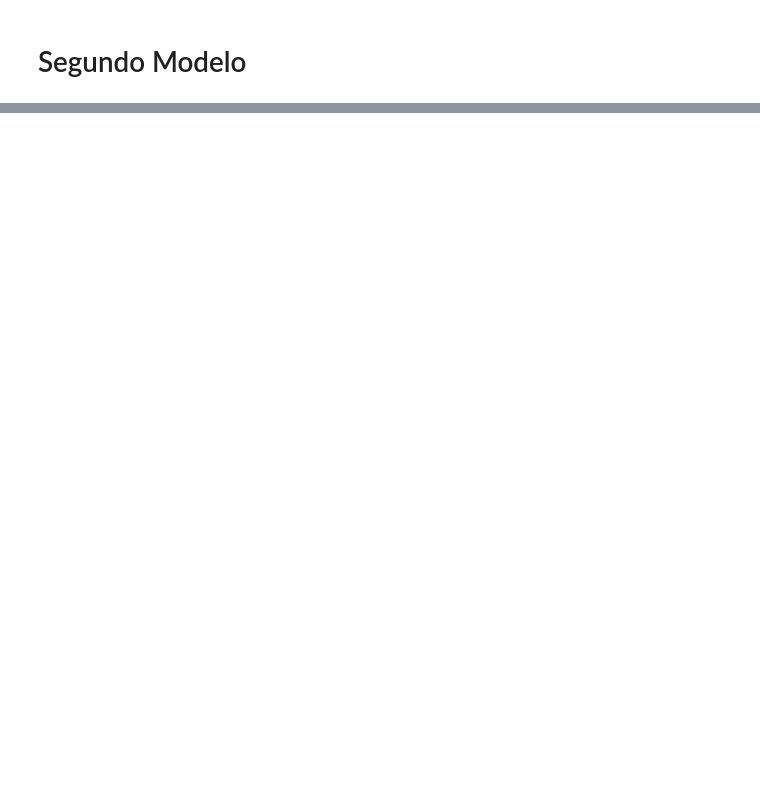
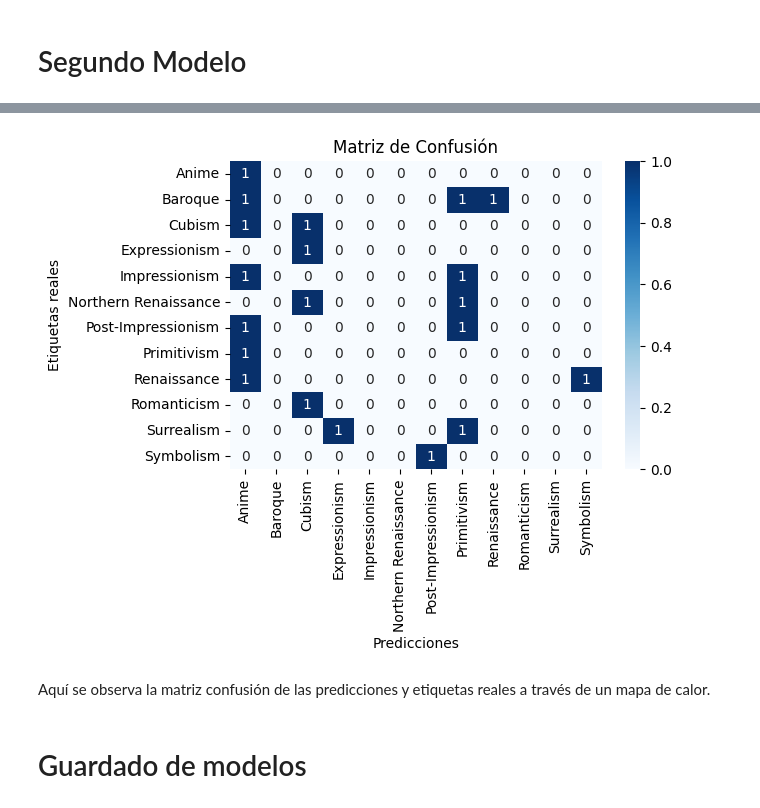
Before and after one commit to A01705746/TC3002B_IA, a Jupyter notebook: Data_Genre.ipynb, the cells around one changed output, grey strips where cells are left out. Cells and saved outputs as stored; diff of their text form; code cells hidden in the pictures; blank space fills up the shorter version.

```diff
--- a/Data_Genre.ipynb
+++ b/Data_Genre.ipynb
@@ -321,0 +453,9 @@ test acc :
+# %%
+test_imgs = test_generator[0][0]
+test_labels = test_generator[0][1]
+test_labels_true = np.argmax(test_labels, axis=1)
+
+predictions = model2.predict(test_imgs)
+classes_x = np.argmax(predictions,axis=1)
+
+classes_x
@@ -321,0 +466,26 @@ test acc :
+# %%
+import seaborn as sns
+from tensorflow.math import confusion_matrix
+
+mat = confusion_matrix(test_labels_true, classes_x)
+# Obtener las etiquetas de las clases
+class_labels = test_generator.class_indices
+class_labels = [k for k, v in sorted(class_labels.items(), key=lambda item: item[1])]
+
+# Crear la figura y el eje de la gráfica
+fig, ax = plt.subplots(figsize=(6, 4))
+
+# Crear la matriz de confusión
+sns.heatmap(mat, annot=True, fmt="d", cmap="Blues", xticklabels=class_labels, yticklabels=class_labels, ax=ax)
+
+ax.set_xlabel("Predicciones")
+ax.set_ylabel("Etiquetas reales")
+ax.set_title("Matriz de Confusión")
+
+plt.show()
+# %% [output]
+[figure, added]
+# %% [markdown]
+Aquí se observa la matriz confusión de las predicciones y etiquetas reales a través de un mapa de calor.
+# %% [markdown]
+# Guardado de modelos
```
Also changed, not shown: parts of 33 cells of this notebook, 2 other files.
